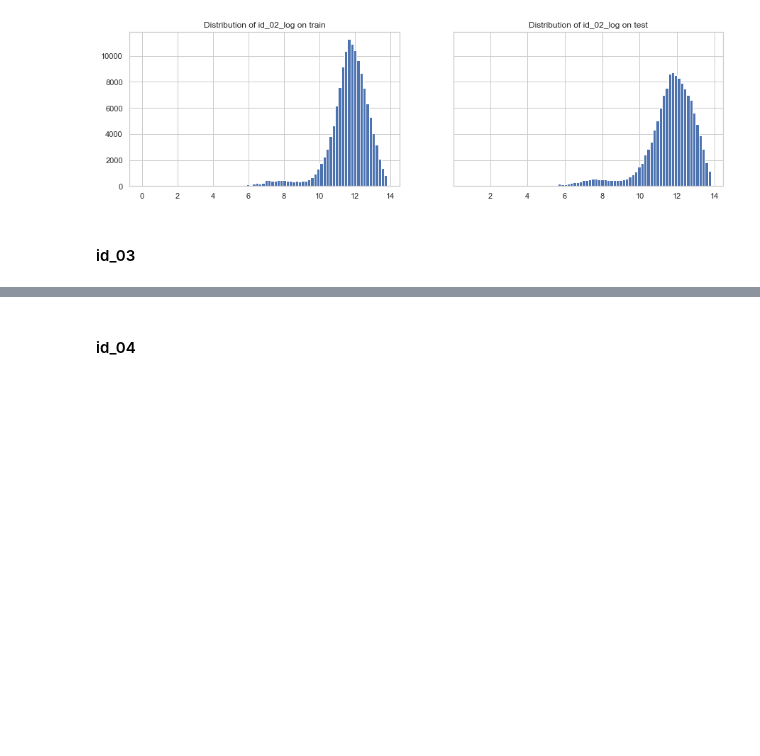
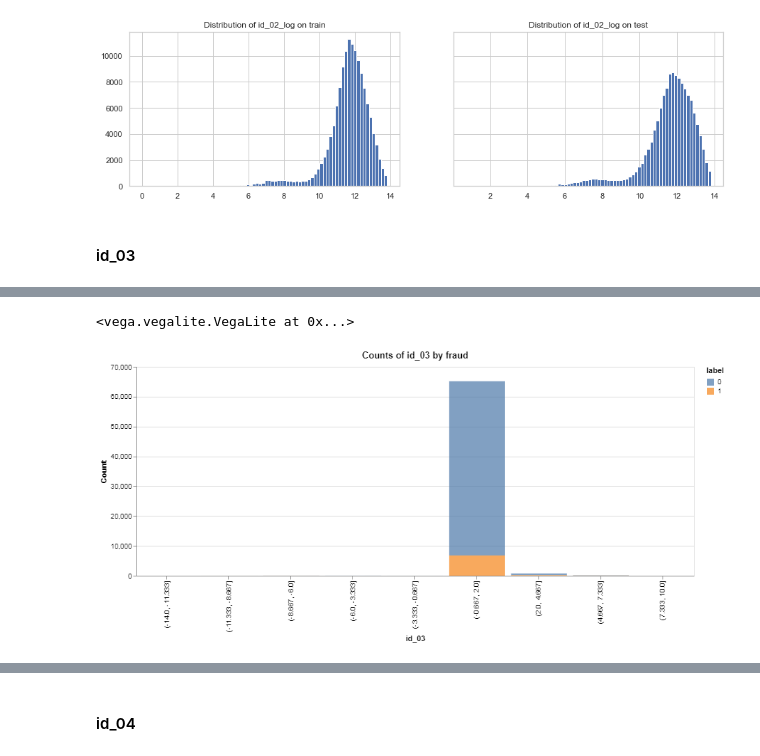
Before and after one commit to andfanilo/ieee-fraud-detection, a Jupyter notebook: notebooks/exploratory/EDA.ipynb, the cells around one changed output, grey strips where cells are left out. Saved outputs shown, nothing was run; the diff lists cells and outputs as text; code cells hidden in the pictures; blank space fills up the shorter version.

```diff
--- a/notebooks/exploratory/EDA.ipynb
+++ b/notebooks/exploratory/EDA.ipynb
@@ -145,0 +157,5 @@ compare_train_test_hist(X, X_test, 'id_03', 30)
+# %%
+auto_bin(X, 'id_03', 10)#.interactive()
+# %% [output]
+<vega.vegalite.VegaLite at 0x...>
+[figure, added]
```
Also changed, not shown: parts of 41 cells of this notebook, 2 other files.
